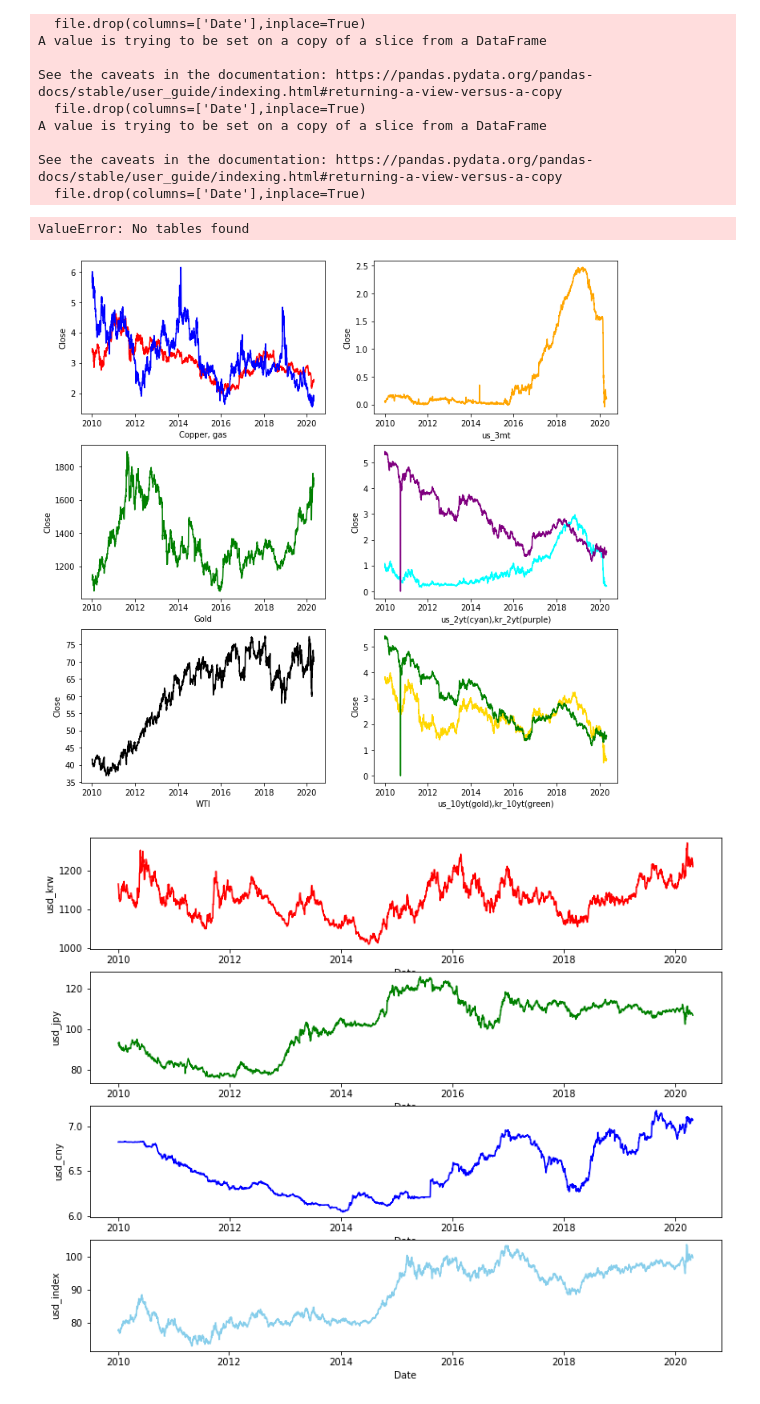
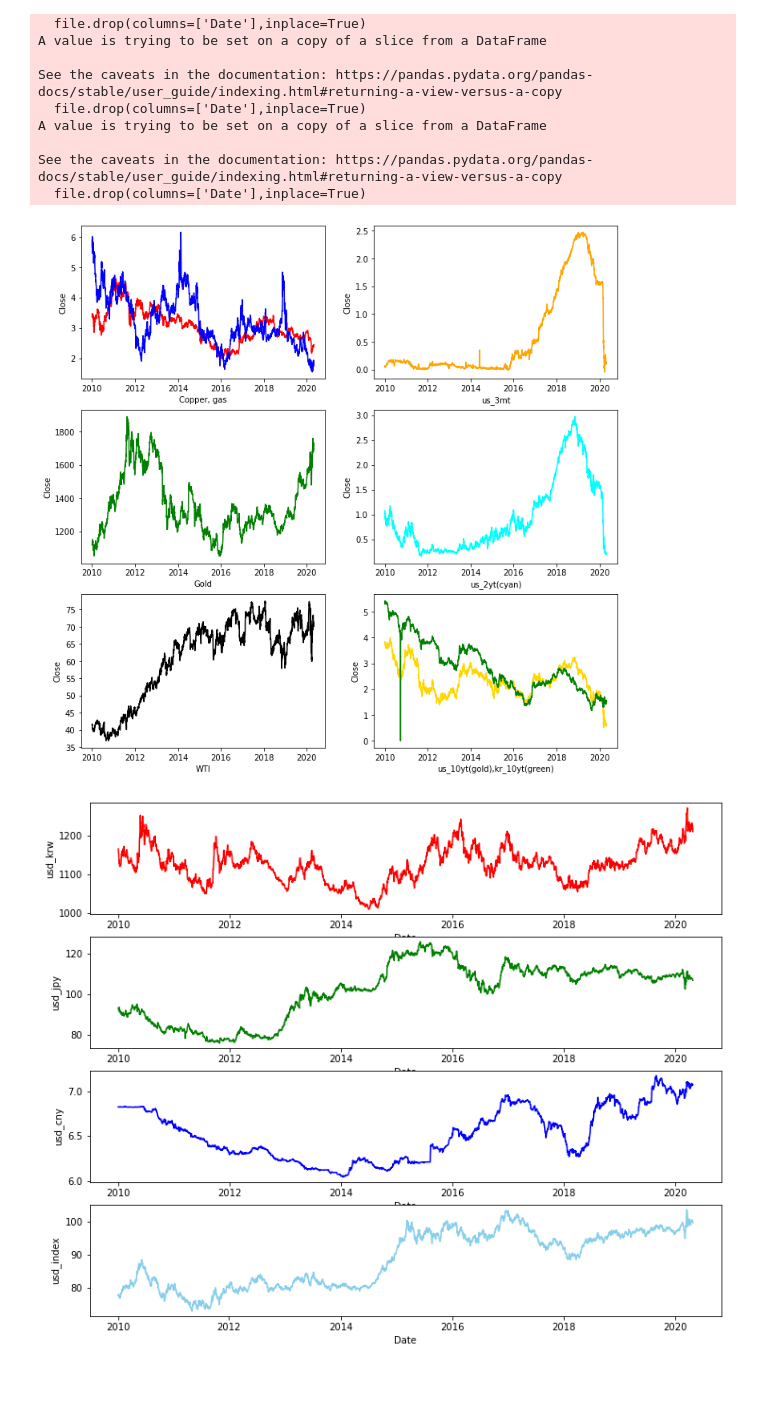
Before and after one commit to DongGuk-Seo/Yeardream, a Jupyter notebook: Project_Modeling/data/Project_Price_Prediction.ipynb, the cells around one changed output. Drawn from its saved outputs; the diff is of its cells as text; code cells hidden in the pictures.

```diff
--- a/Project_Modeling/data/Project_Price_Prediction.ipynb
+++ b/Project_Modeling/data/Project_Price_Prediction.ipynb
@@ -78,31 +89,3 @@ snp_train = pd.read_csv(train_path + 'snp_train.csv') # snp 500 지수 (2598)
 nasdaq_train = pd.read_csv(train_path + 'nasdaq_train.csv') # nasdaq 지수 (2598)
 hk_train = pd.read_csv(train_path + 'hk_train.csv') # 항셍 지수 (2147)
 csi_train = pd.read_csv(train_path + 'csi_train.csv') # csi300 지수 (2511)
-# %%
-kospi_test = fdr.DataReader('KS11','2020-05-04','2020-09-30') # kospi
-celltrion_test = fdr.DataReader('068270','2020-05-04','2020-05-30') # celltrion
-kakao_test = fdr.DataReader('035720','2020-05-04','2020-05-30') # kakao
-naver_test = fdr.DataReader('035420','2020-05-04','2020-05-30') # naver
-samsung_test = fdr.DataReader('005930','2020-05-04','2020-05-30') # samsung
-skhynix_test = fdr.DataReader('000660','2020-05-04','2020-05-30') # skhynix
-###------------------------------------------------------------------------------------------###
-us_3MT_test = fdr.DataReader('US3MT=X','2020-05-04','2020-05-30') # 미국채 3개월 금리
-us_2YT_test = fdr.DataReader('US2YT=X','2020-05-04','2020-05-30') # 미국채 2년 금리
-us_10YT_test = fdr.DataReader('US10YT=X','2020-05-04','2020-05-30') # 미국채 10년 금리
-kr_2YT_test = fdr.DataReader('KR10YT=RR','2020-05-04','2020-05-30') # 한국채 2년 금리
-kr_10YT_test = fdr.DataReader('KR10YT=RR','2020-05-04','2020-05-30') # 한국채 10년 금리
-wti_test = fdr.DataReader('CL','2020-05-04','2020-05-30') # wti 유가 선물
-gas_test = fdr.DataReader('NG','2020-05-04','2020-05-30') # 천연 가스 선물
-gold_test = fdr.DataReader('ZG','2020-05-04','2020-05-30') # 금 선물
-copper_test = fdr.DataReader('HG','2020-05-04','2020-05-30') # 구리 선물
-usd_index_test = fdr.DataReader('DX','2020-05-04','2020-05-30') # 달러 지수 선물
-usd_krw_test = fdr.DataReader('USD/KRW','2020-05-04','2020-05-30') # 달러/원화 환율
-usd_jpy_test = fdr.DataReader('USD/JPY','2020-05-04','2020-05-30') # 달러/엔화 환율
-usd_cny_test = fdr.DataReader('USD/CNY','2020-05-04','2020-05-30') # 달러/위안화 환율
-dow_test = fdr.DataReader('DJI','2020-05-04','2020-05-30') # 다우 존스 지수
-snp_test = fdr.DataReader('US500','2020-05-04','2020-05-30') # snp 500 지수
-nasdaq_test = fdr.DataReader('IXIC','2020-05-04','2020-05-30') # nasdaq 지수
-hk_test = fdr.DataReader('HK50','2020-05-04','2020-05-30') # 항셍 지수
-csi_test = fdr.DataReader('csi300','2020-05-04','2020-05-30') # csi300
-# %% [output]
-ValueError: No tables found
@@ -109,27 +262,27 @@ ValueError: No tables found
 # %%
+# 원자재 및 국채 금리 시각화
 plt.figure(figsize=(12,12))
 plt.subplot(321)
 sns.lineplot(x=copper_train.index,y = copper_train['Close'], color='r')
 sns.lineplot(x=gas_train.index,y = gas_train['Close'], color = 'b')
 plt.xlabel('Copper, gas')
 plt.subplot(323)
-sns.lineplot(x=gold_train.index,y = gold_train['Close'], color = 'g')
+sns.lineplot(x=gold_train.index ,y = gold_train['Close'], color = 'g')
 plt.xlabel('Gold')
 plt.subplot(325)
 sns.lineplot(x=wti_train.index,y = wti_train['Close'], color = 'black')
 plt.xlabel('WTI')
 plt.subplot(322)
 sns.lineplot(x=us_3MT_train.index,y = us_3MT_train['Close'], color = 'orange')
 plt.xlabel('us_3mt')
 plt.subplot(324)
 sns.lineplot(x=us_2YT_train.index,y = us_2YT_train['Close'], color = 'cyan')
-sns.lineplot(x=kr_2YT_train.index,y = kr_2YT_train['Close'], color = 'purple')
-plt.xlabel('us_2yt(cyan),kr_2yt(purple)')
+plt.xlabel('us_2yt(cyan)')
 plt.subplot(326)
 sns.lineplot(x=us_10YT_train.index,y = us_10YT_train['Close'], color = 'gold')
 sns.lineplot(x=kr_10YT_train.index,y = kr_10YT_train['Close'], color = 'green')
 plt.xlabel('us_10yt(gold),kr_10yt(green)')
 plt.show()
 # %% [output]
-[figure, old version]
+[figure, new version]
 # %%
```
Also changed, not shown: parts of 24 cells of this notebook, 34 other files.
